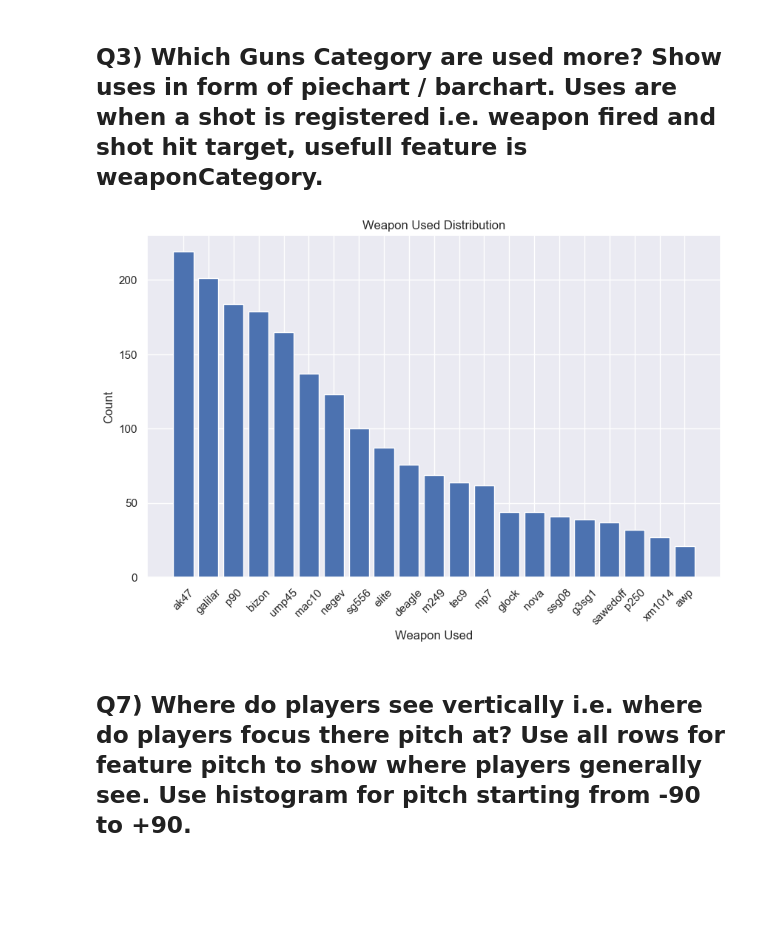
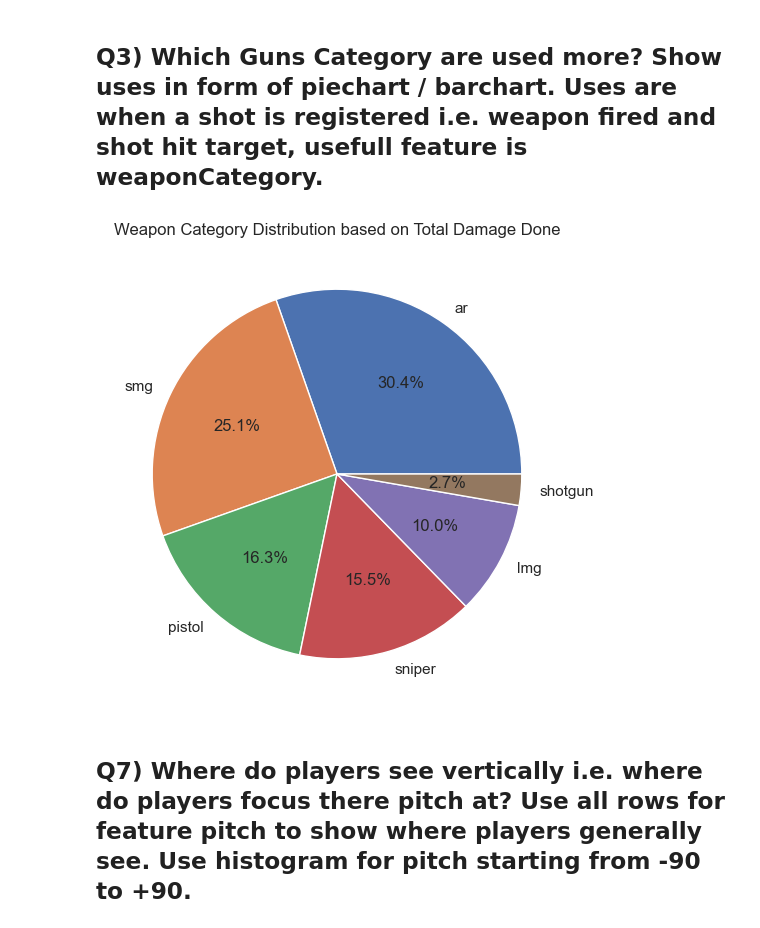
Before and after one commit to YAA-C/GEPCS, a Jupyter notebook: visualization/Shubham [Visualization].ipynb, the cells around one changed output. Cells and saved outputs as stored; diff of their text form; code cells hidden in the pictures; blank space fills up the shorter version.

Commit message:
Visualization considering dmgDone attritube

```diff
--- a/visualization/Shubham [Visualization].ipynb
+++ b/visualization/Shubham [Visualization].ipynb
@@ -74,30 +77,28 @@ plt.show()
 # %%
 import pandas as pd
 import matplotlib.pyplot as plt
 
-dfWeapon=pd.read_csv("../DemoFiles/csv/auto0-20231225-155107-1828335508-de_dust2-_cz__siddhesh_game_server-640472.csv")
-dfWeapon
+dfCat = pd.read_csv("../DemoFiles/csv/auto0-20231225-155107-1828335508-de_dust2-_cz__siddhesh_game_server-640472.csv")
 
-weapon_counts = dfWeapon["weaponUsed"].value_counts()
+# Group by "weaponCategory" and calculate the sum of "dmgDone" for each category
+category_dmg_sum = dfCat.groupby("weaponCategory")["dmgDone"].sum()
 
-# Set a larger figure size
-plt.figure(figsize=(10, 6))  # Adjust the width and height as needed
+# Sort the values in descending order
+category_dmg_sum = category_dmg_sum.sort_values(ascending=False)
 
-# Create a bar chart
-plt.bar(weapon_counts.index, weapon_counts.values)
+# Remove 'weapon_category_' prefix from index for labels
+labels = [label.replace('weapon_category_', '') for label in category_dmg_sum.index]
 
-# Add labels and title
-plt.xlabel("Weapon Used")
-plt.ylabel("Count")
-plt.title("Weapon Used Distribution")
+# Create a pie chart
+plt.figure(figsize=(10, 6))  # Adjust the size as needed
+plt.pie(category_dmg_sum.values, labels=labels, autopct='%1.1f%%')
 
-# Rotate x-axis labels and remove 'weapon_' prefix
-labels = [label.replace('weapon_', '') for label in weapon_counts.index]
-plt.xticks(ticks=range(len(labels)), labels=labels, rotation=45)  # You can adjust the rotation angle as needed
+# Add title
+plt.title("Weapon Category Distribution based on Total Damage Done")
 
 # Show the plot
 plt.show()
 # %% [output]
-[figure, old version]
+[figure, new version]
 # %% [markdown]
 ## Q7) Where do players see vertically i.e. where do players focus there pitch at? Use all rows for feature pitch to show where players generally see. Use histogram for pitch starting from -90 to +90.
```
Also changed, not shown: parts of 4 cells of this notebook, 1 other file.
